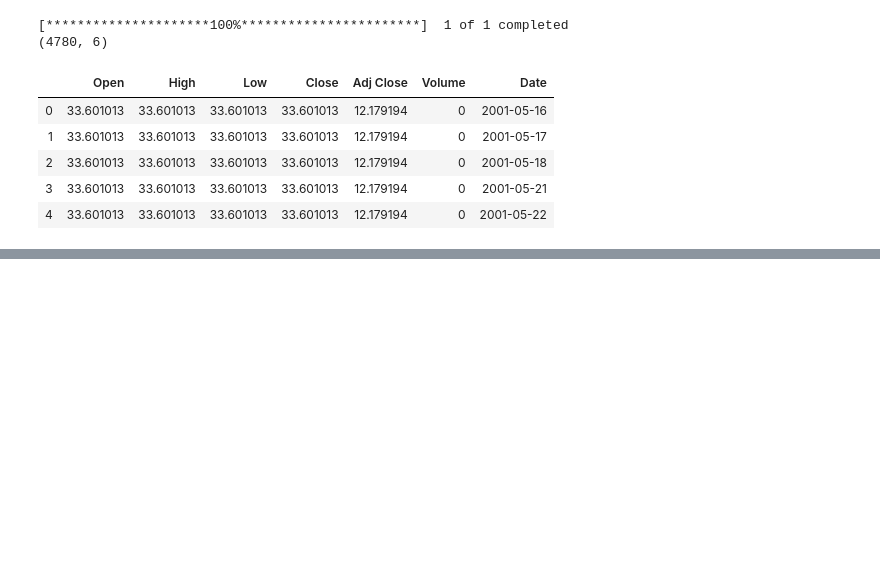
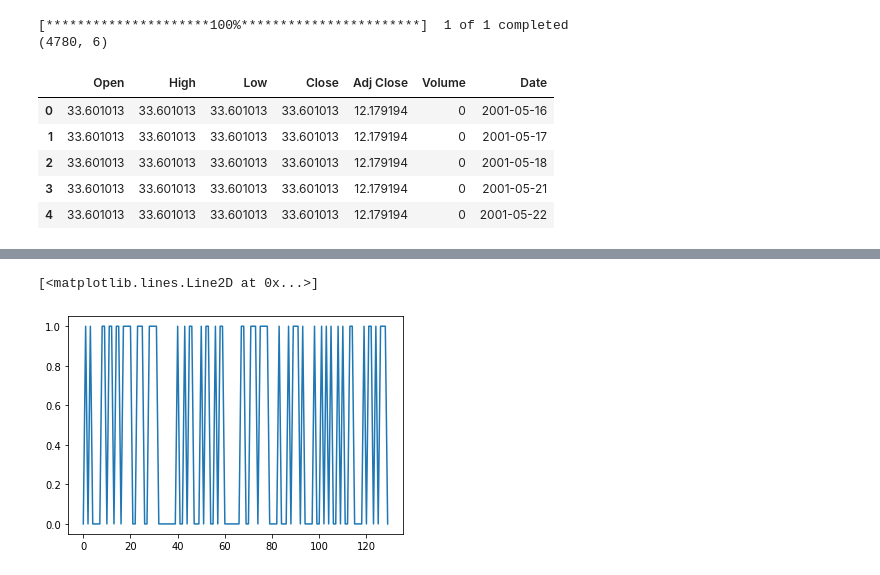
Before and after one commit to Andrew-Harrison-Chris/Trading-Research, a Jupyter notebook: Stock Direction Prediction.ipynb, the cells around one changed output, grey strips where cells are left out. Drawn from its saved outputs; the diff is of its cells as text; code cells hidden in the pictures; blank space fills up the shorter version.

```diff
--- a/Stock Direction Prediction.ipynb
+++ b/Stock Direction Prediction.ipynb
@@ -308,0 +173,6 @@ weighted avg       0.81      0.81      0.81       128
+# %%
+x = np.arange(0,130,1)
+plt.plot(x,y_test)
+# %% [output]
+[<matplotlib.lines.Line2D at 0x...>]
+[figure, added]
```
Also changed, not shown: parts of 8 cells of this notebook.
